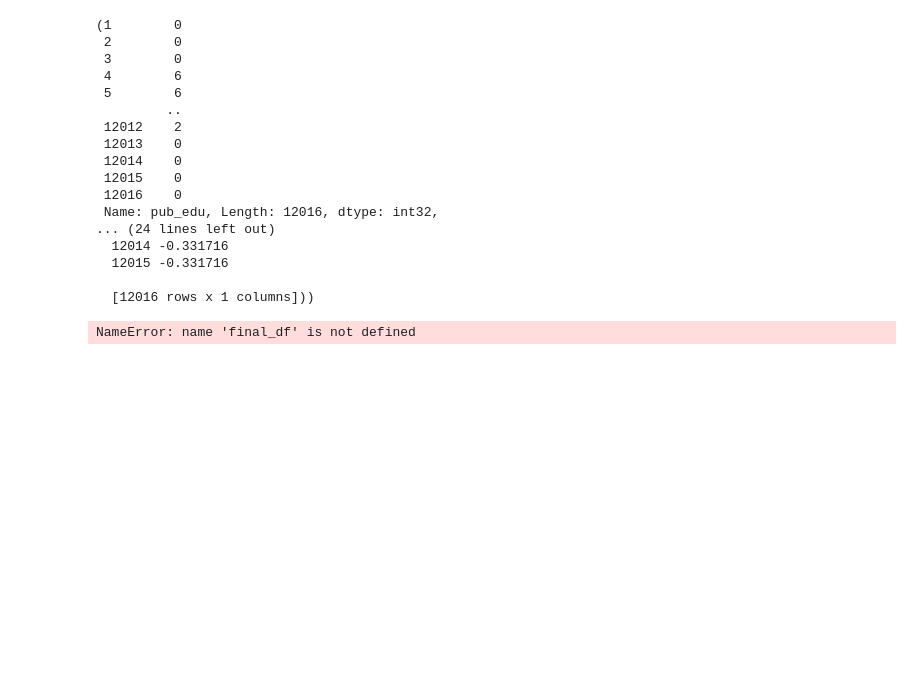
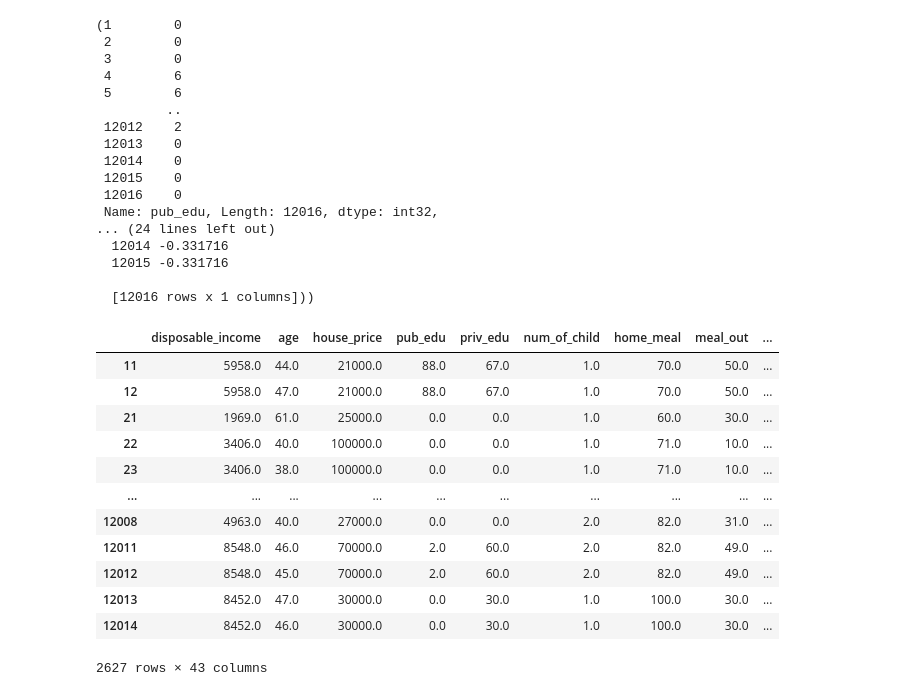
Before and after one commit to yooninsu/Project, a Jupyter notebook: Welfare/project_welfare.ipynb, the cells around one changed output. Saved outputs shown, nothing was run; the diff lists cells and outputs as text; code cells hidden in the pictures; blank space fills up the shorter version.

```diff
--- a/Welfare/project_welfare.ipynb
+++ b/Welfare/project_welfare.ipynb
@@ -666,15 +739,30 @@ x,scailing(a,'priv_edu')
   12015 -0.331716
 
   [12016 rows x 1 columns]))
+# %%
+final_df = concat([edf, cat_df],axis = 1).dropna()
+final_df
+# %% [output]
+|  | disposable_income | age | house_price | pub_edu | priv_edu | num_of_child | home_meal | meal_out | ... |
+| 11 | 5958.0 | 44.0 | 21000.0 | 88.0 | 67.0 | 1.0 | 70.0 | 50.0 | ... |
+| 12 | 5958.0 | 47.0 | 21000.0 | 88.0 | 67.0 | 1.0 | 70.0 | 50.0 | ... |
+| 21 | 1969.0 | 61.0 | 25000.0 | 0.0 | 0.0 | 1.0 | 60.0 | 30.0 | ... |
+| 22 | 3406.0 | 40.0 | 100000.0 | 0.0 | 0.0 | 1.0 | 71.0 | 10.0 | ... |
+| 23 | 3406.0 | 38.0 | 100000.0 | 0.0 | 0.0 | 1.0 | 71.0 | 10.0 | ... |
+| ... | ... | ... | ... | ... | ... | ... | ... | ... | ... |
+| 12008 | 4963.0 | 40.0 | 27000.0 | 0.0 | 0.0 | 2.0 | 82.0 | 31.0 | ... |
+| 12011 | 8548.0 | 46.0 | 70000.0 | 2.0 | 60.0 | 2.0 | 82.0 | 49.0 | ... |
+| 12012 | 8548.0 | 45.0 | 70000.0 | 2.0 | 60.0 | 2.0 | 82.0 | 49.0 | ... |
+| 12013 | 8452.0 | 47.0 | 30000.0 | 0.0 | 30.0 | 1.0 | 100.0 | 30.0 | ... |
+| 12014 | 8452.0 | 46.0 | 30000.0 | 0.0 | 30.0 | 1.0 | 100.0 | 30.0 | ... |
+2627 rows × 43 columns
 # %%
 from sklearn.decomposition import PCA
 # 주성분 분석 결과를 DataFrame으로 확인할 수 있는 기능을 제공하는 패키지
 from pca import pca
 # %%
-X= final_df.drop('priv_edu_cost',axis=1)
-y= final_df['priv_edu_cost']
+X= final_df.drop('priv_edu',axis=1)
+y= final_df['priv_edu']
-# %% [output]
-NameError: name 'final_df' is not defined
 # %%
 model = pca(n_components=len(final_df.columns))
 fit = model.fit_transform(X)
```
Also changed, not shown: parts of 13 cells of this notebook.
